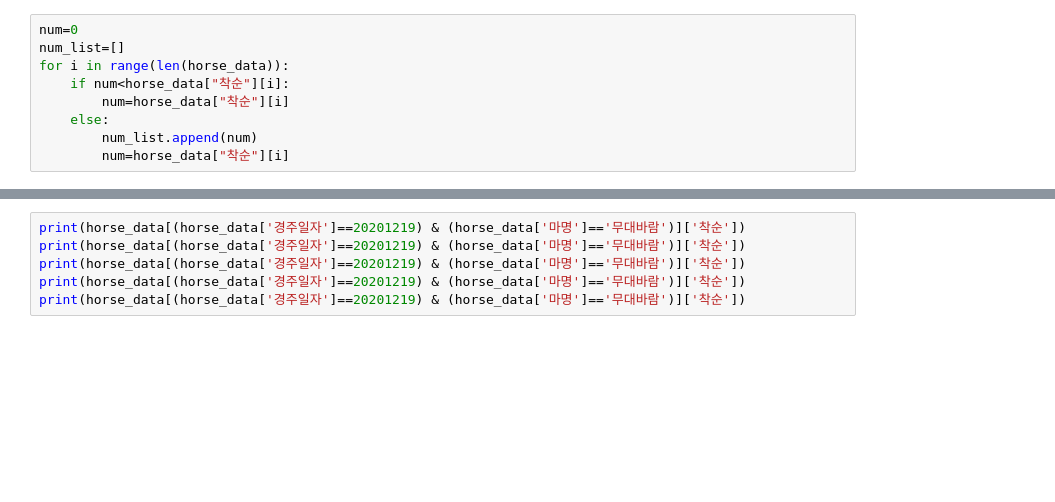
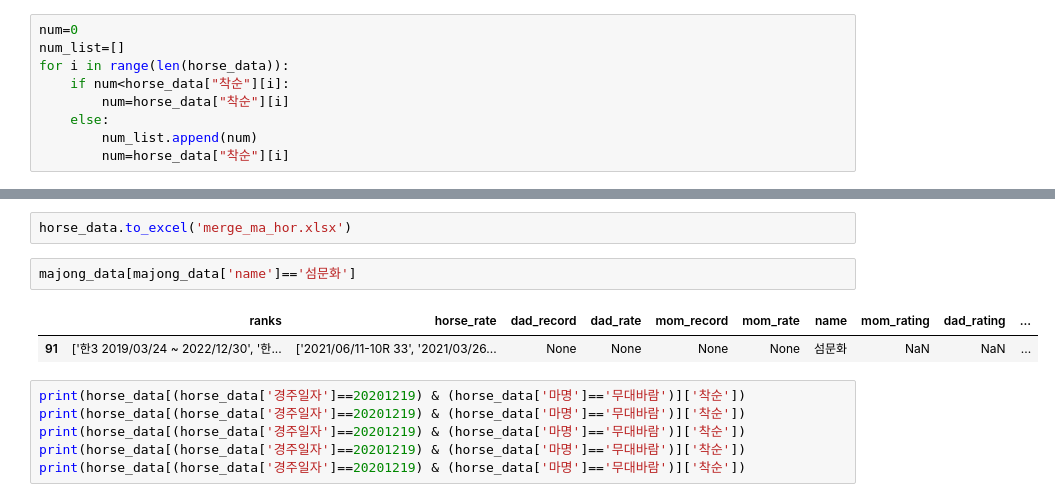
Before and after one commit to chomgid/HorceRacingPrediction2023, a Jupyter notebook: Jaehoon/horse_data_EDA.ipynb, the cells around one changed output, grey strips where cells are left out. Cells and saved outputs as stored; diff of their text form; blank space fills up the shorter version.

```diff
--- a/Jaehoon/horse_data_EDA.ipynb
+++ b/Jaehoon/horse_data_EDA.ipynb
@@ -303,3 +318,10 @@ majong_data
+# %%
+horse_data.to_excel('merge_ma_hor.xlsx')
+# %%
+majong_data[majong_data['name']=='섬문화']
+# %% [output]
+|  | ranks | horse_rate | dad_record | dad_rate | mom_record | mom_rate | name | mom_rating | dad_rating | ... |
+| 91 | ['한3 2019/03/24 ~ 2022/12/30', '한... | ['2021/06/11-10R 33', '2021/03/26... | None | None | None | None | 섬문화 | NaN | NaN | ... |
 # %%
 print(horse_data[(horse_data['경주일자']==20201219) & (horse_data['마명']=='무대바람')]['착순'])
 print(horse_data[(horse_data['경주일자']==20201219) & (horse_data['마명']=='무대바람')]['착순'])
```
Also changed, not shown: parts of 3 cells of this notebook, 1 other file.
